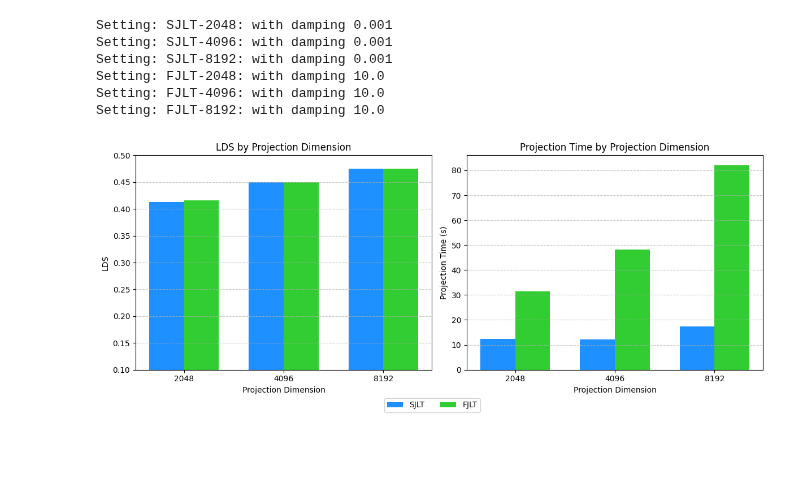
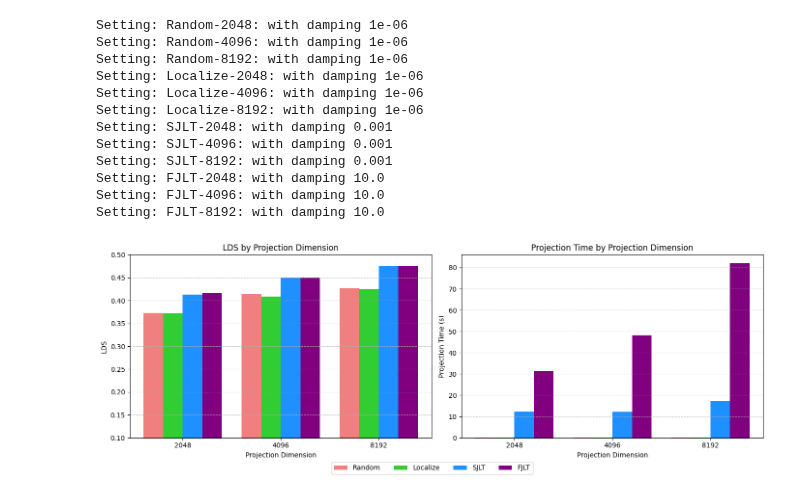
Before and after one commit to TRAIS-Lab/GraSS, a Jupyter notebook: ResNet_CIFAR/visualization.ipynb, the cells around one changed output. Cells and saved outputs as stored; diff of their text form; code cells hidden in the pictures; blank space fills up the shorter version.

Commit message:
Add localization to all setting

```diff
--- a/ResNet_CIFAR/visualization.ipynb
+++ b/ResNet_CIFAR/visualization.ipynb
@@ -7,7 +7,7 @@ import numpy as np
 # Folder containing your .pt result files
 results_dir = "./results"  # Change to your actual path
 
-methods = ["SJLT", "FJLT"]
+methods = ["Random", "Localize", "SJLT", "FJLT"]
 dims = [2048, 4096, 8192]
 
 # Initialize dictionaries to store the results
@@ -27,7 +27,16 @@ for method in methods:
             print(f"Setting: {method}-{dim}: with damping {damping}")
         else:
             print(f"Warning: {filepath} not found!")
+            # Fill in with NaN or some placeholder
+            lds_data[method].append(np.nan)
+            proj_time_data[method].append(np.nan)
 # %% [output]
+Setting: Random-2048: with damping 1e-06
+Setting: Random-4096: with damping 1e-06
+Setting: Random-8192: with damping 1e-06
+Setting: Localize-2048: with damping 1e-06
+Setting: Localize-4096: with damping 1e-06
+Setting: Localize-8192: with damping 1e-06
 Setting: SJLT-2048: with damping 0.001
 Setting: SJLT-4096: with damping 0.001
 Setting: SJLT-8192: with damping 0.001
@@ -37,41 +46,53 @@ Setting: FJLT-8192: with damping 10.0
 # %%
 # Bar plot setup
 x = np.arange(len(dims))  # one x location per projection dimension
-width = 0.35  # Adjusted to fit 3 bars
+width = 0.2  # Adjusted to fit 4 bars
 
-fig, axs = plt.subplots(1, 2, figsize=(12, 5))
+fig, axs = plt.subplots(1, 2, figsize=(14, 5))
 
 # Colors for methods
 colors = {
+    "Random": 'lightcoral',
+    "Localize": 'limegreen',
     "SJLT": 'dodgerblue',
-    "FJLT": 'limegreen',
+    "FJLT": 'purple'
 }
 
+# Calculate bar positions for 5 methods
+pos1 = x - 1.5*width
+pos2 = x - 0.5*width
+pos3 = x + 0.5*width
+pos4 = x + 1.5*width
+
 # LDS subplot
-axs[0].bar(x - width / 2, lds_data["SJLT"], width, label="SJLT", color=colors["SJLT"])
-axs[0].bar(x + width / 2, lds_data["FJLT"], width, label="FJLT", color=colors["FJLT"])
+axs[0].bar(pos1, lds_data["Random"], width, label="Random", color=colors["Random"])
+axs[0].bar(pos2, lds_data["Localize"], width, label="Localize", color=colors["Localize"])
+axs[0].bar(pos3, lds_data["SJLT"], width, label="SJLT", color=colors["SJLT"])
+axs[0].bar(pos4, lds_data["FJLT"], width, label="FJLT", color=colors["FJLT"])
 axs[0].set_title("LDS by Projection Dimension")
 axs[0].set_xlabel("Projection Dimension")
 axs[0].set_ylabel("LDS")
 axs[0].set_xticks(x)
 axs[0].set_xticklabels(dims)
 axs[0].set_ylim(0.1, 0.5)
 axs[0].grid(axis='y', linestyle='--', alpha=0.7)
 
 # Projection Time subplot
-axs[1].bar(x - width / 2, proj_time_data["SJLT"], width, color=colors["SJLT"])
-axs[1].bar(x + width / 2, proj_time_data["FJLT"], width, color=colors["FJLT"])
+axs[1].bar(pos1, proj_time_data["Random"], width, color=colors["Random"])
+axs[1].bar(pos2, proj_time_data["Localize"], width, color=colors["Localize"])
+axs[1].bar(pos3, proj_time_data["SJLT"], width, color=colors["SJLT"])
+axs[1].bar(pos4, proj_time_data["FJLT"], width, color=colors["FJLT"])
 axs[1].set_title("Projection Time by Projection Dimension")
 axs[1].set_xlabel("Projection Dimension")
 axs[1].set_ylabel("Projection Time (s)")
 axs[1].set_xticks(x)
 axs[1].set_xticklabels(dims)
 axs[1].grid(axis='y', linestyle='--', alpha=0.7)
 
 # Add shared legend
-fig.legend(["SJLT", "FJLT"], loc='upper center', ncol=2, bbox_to_anchor=(0.5, 0.03))
+fig.legend(["Random", "Localize", "SJLT", "FJLT"], loc='upper center', ncol=4, bbox_to_anchor=(0.5, 0.03))
 
 plt.tight_layout(rect=[0, 0, 1, 0.95])  # leave space for legend
 plt.show()
 # %% [output]
-[figure, old version]
+[figure, new version]
```
Also changed, not shown: 24 other files.
